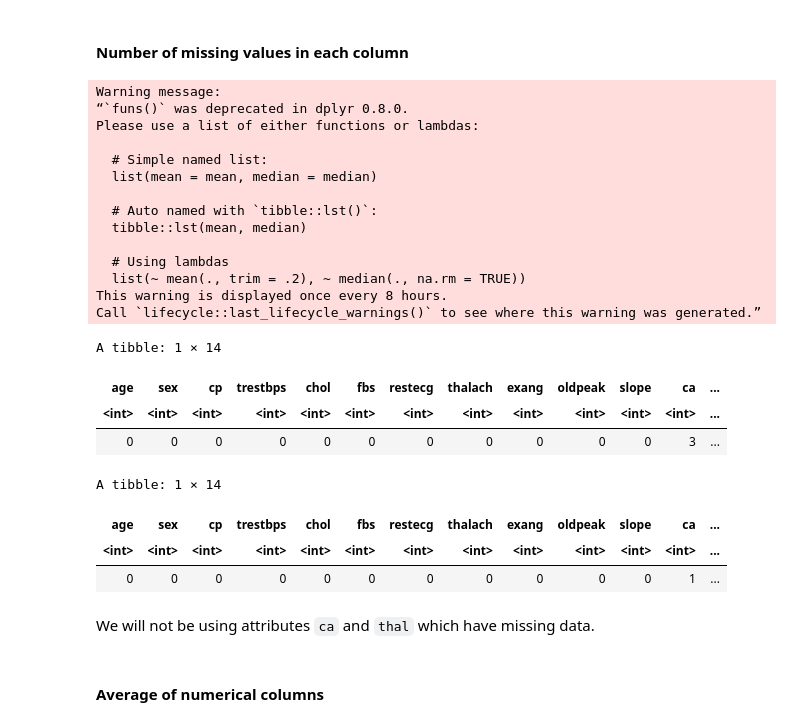
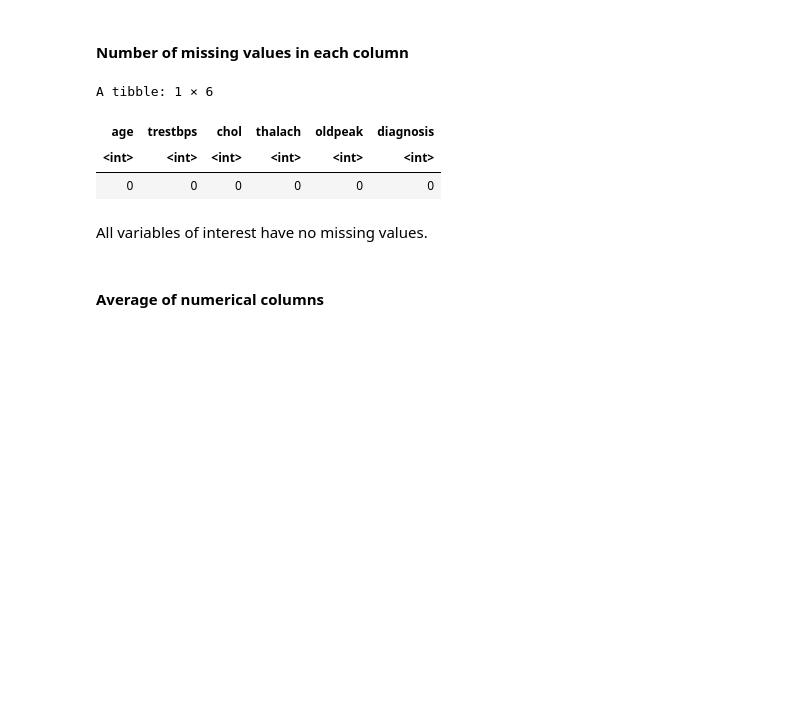
Before and after one commit to kaialami/dsci-007-group-45, a Jupyter notebook: Final-Project.ipynb, the cells around one changed output. Drawn from its saved outputs; the diff is of its cells as text; code cells hidden in the pictures; blank space fills up the shorter version.

Commit message:
Altered the missing values stuff

```diff
--- a/Final-Project.ipynb
+++ b/Final-Project.ipynb
@@ -122,35 +122,16 @@ From the training dataset we can see there's a good representation of patients w
 # %% [markdown]
 #### **Number of missing values in each column**
 # %%
-heart_train |>
+heart_data |>
+    select(age, trestbps, chol, thalach, oldpeak, diagnosis) |>
     summarise_all(funs(sum(is.na(.))))
-heart_test |>
-    summarise_all(funs(sum(is.na(.))))
 # %% [output]
-Warning message:
-“`funs()` was deprecated in dplyr 0.8.0.
-Please use a list of either functions or lambdas:
-
-  # Simple named list:
-  list(mean = mean, median = median)
-
-  # Auto named with `tibble::lst()`:
-  tibble::lst(mean, median)
-
-  # Using lambdas
-  list(~ mean(., trim = .2), ~ median(., na.rm = TRUE))
-This warning is displayed once every 8 hours.
-Call `lifecycle::last_lifecycle_warnings()` to see where this warning was generated.”
+A tibble: 1 × 6
-A tibble: 1 × 14
-| age | sex | cp | trestbps | chol | fbs | restecg | thalach | exang | oldpeak | slope | ca | ... |
-| <int> | <int> | <int> | <int> | <int> | <int> | <int> | <int> | <int> | <int> | <int> | <int> | ... |
-| 0 | 0 | 0 | 0 | 0 | 0 | 0 | 0 | 0 | 0 | 0 | 3 | ... |
+| age | trestbps | chol | thalach | oldpeak | diagnosis |
+| <int> | <int> | <int> | <int> | <int> | <int> |
+| 0 | 0 | 0 | 0 | 0 | 0 |
-A tibble: 1 × 14
-| age | sex | cp | trestbps | chol | fbs | restecg | thalach | exang | oldpeak | slope | ca | ... |
-| <int> | <int> | <int> | <int> | <int> | <int> | <int> | <int> | <int> | <int> | <int> | <int> | ... |
-| 0 | 0 | 0 | 0 | 0 | 0 | 0 | 0 | 0 | 0 | 0 | 1 | ... |
 # %% [markdown]
-We will not be using attributes `ca` and `thal` which have missing data.
+All variables of interest have no missing values.
 # %% [markdown]
 #### **Average of numerical columns**
 # %%
```
